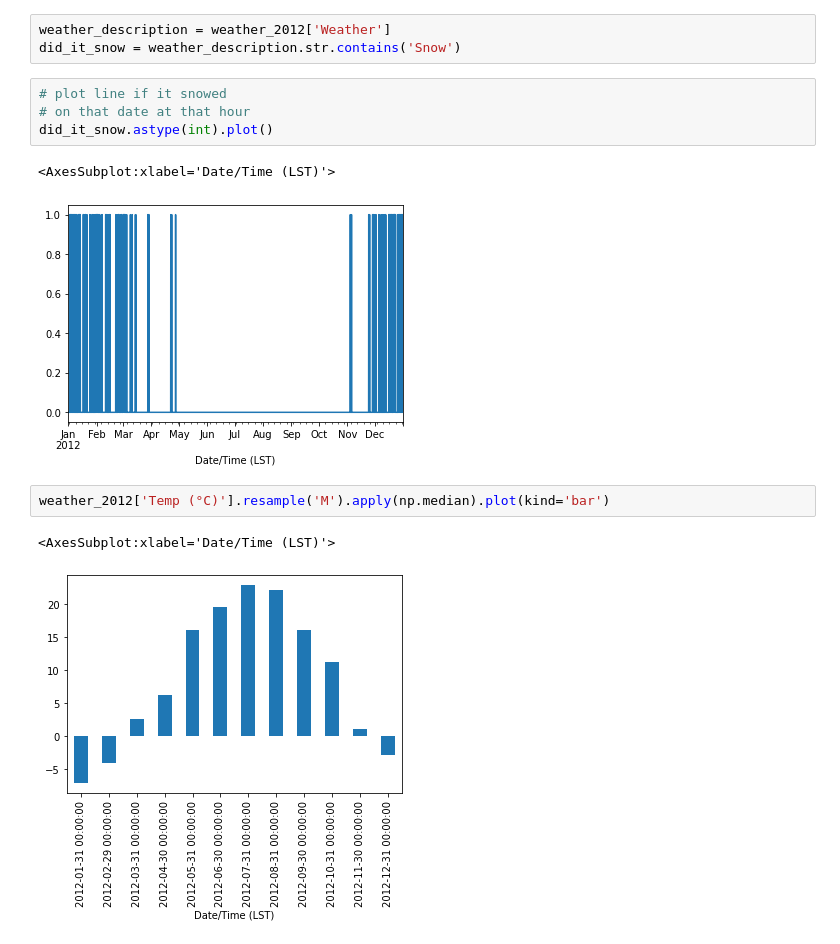
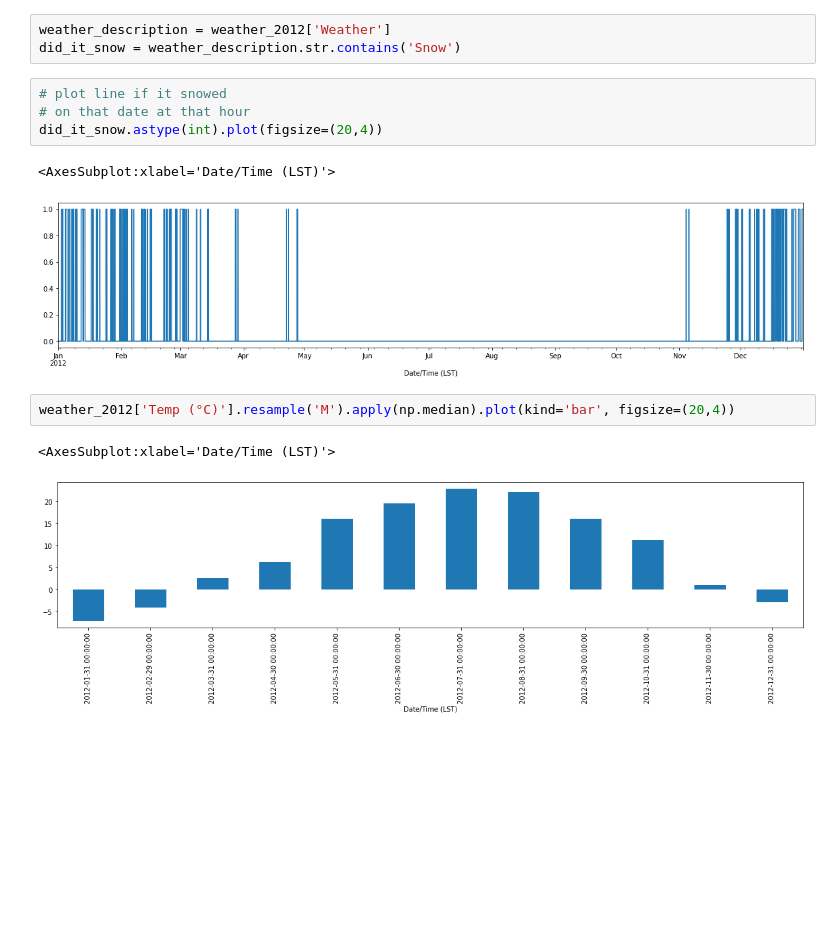
Before and after one commit to aa-ag/pcb, a Jupyter notebook: 6.STRING_OPERATIONS.ipynb, the cells around one changed output. Cells and saved outputs as stored; diff of their text form; blank space fills up the shorter version.

Commit message:
added figsize configuration to plot wider charts

```diff
--- a/6.STRING_OPERATIONS.ipynb
+++ b/6.STRING_OPERATIONS.ipynb
@@ -30,12 +28,12 @@ did_it_snow = weather_description.str.contains('Snow')
 # %%
 # plot line if it snowed
 # on that date at that hour
-did_it_snow.astype(int).plot()
+did_it_snow.astype(int).plot(figsize=(20,4))
 # %% [output]
 <AxesSubplot:xlabel='Date/Time (LST)'>
-[figure, old version]
+[figure, new version]
 # %%
-weather_2012['Temp (°C)'].resample('M').apply(np.median).plot(kind='bar')
+weather_2012['Temp (°C)'].resample('M').apply(np.median).plot(kind='bar', figsize=(20,4))
 # %% [output]
 <AxesSubplot:xlabel='Date/Time (LST)'>
-[figure, old version]
+[figure, new version]
```
Also changed, not shown: parts of 2 cells of this notebook.
